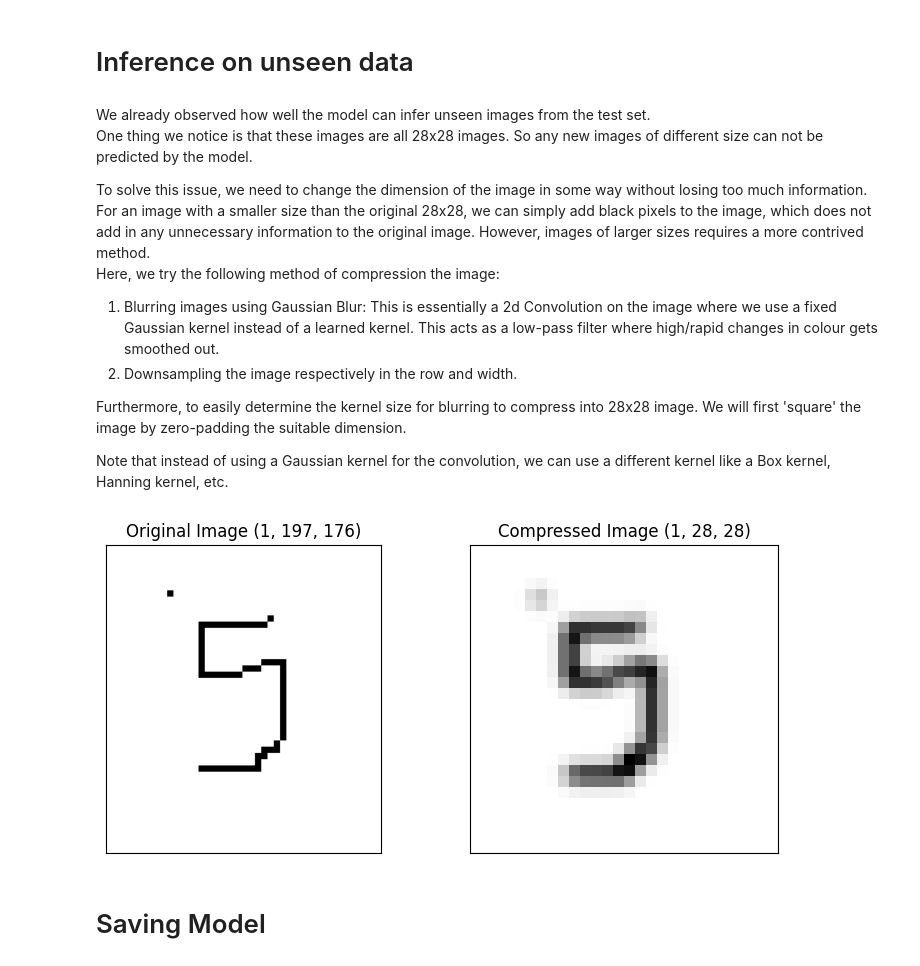
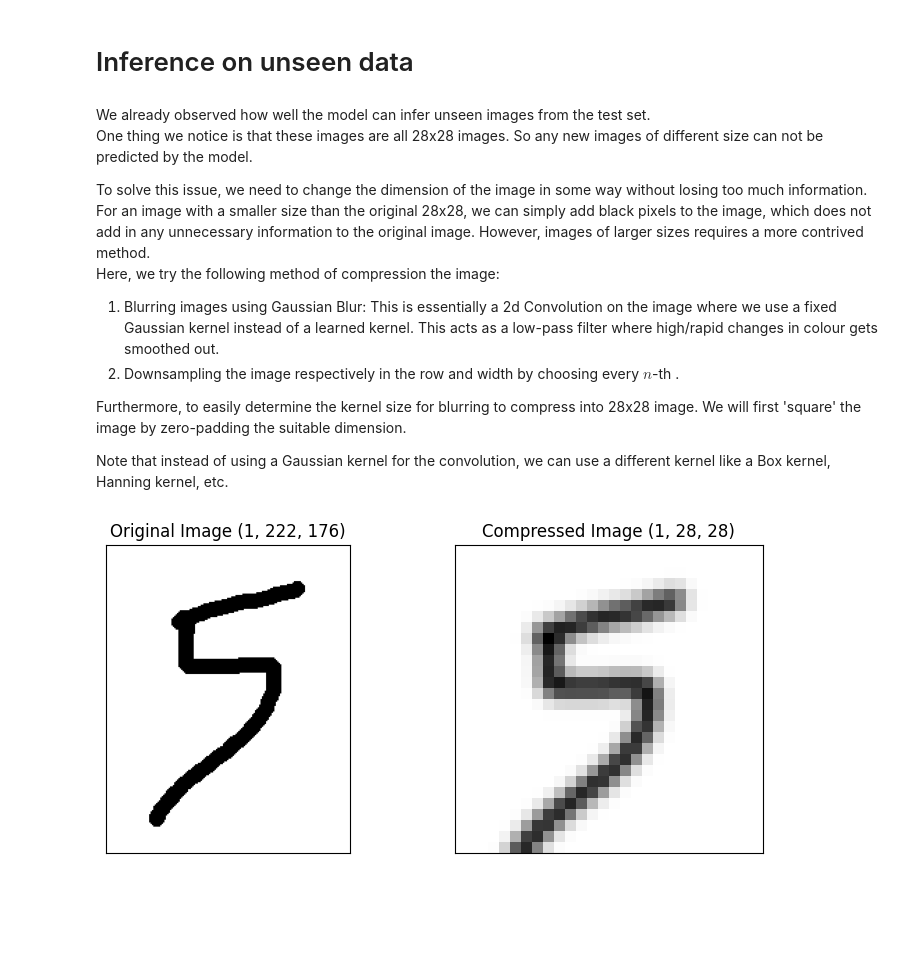
Before and after one commit to Ngoc-Cac/Deep-Learning-with-PyTorch, a Jupyter notebook: Topics/Convolutional Network/1.b CNN_demo analysis.ipynb, the cells around one changed output. Cells and saved outputs as stored; diff of their text form; code cells hidden in the pictures; blank space fills up the shorter version.

```diff
--- a/Topics/Convolutional Network/1.b CNN_demo analysis.ipynb
+++ b/Topics/Convolutional Network/1.b CNN_demo analysis.ipynb
@@ -35,19 +27,2 @@ train_data, test_data = random_split(digits_dataset, [.8, .2])
 # %% [output]
 torch.Size([60000, 28, 28])
-# %%
-fig = plt.figure(figsize=(10, 6))
-fig.tight_layout()
-fig.suptitle('Illsutrative Images for Each Digit')
-
-labels = digits_dataset.targets
-num_lab = torch.tensor(labels.unique().shape[0])
-rows = int(torch.sqrt(num_lab))
-cols = int(torch.ceil(num_lab / rows))
-for tens_number in labels.unique():
-  number = tens_number.item()
-  idx = torch.argmax((labels == number).int())
-  img = digits_dataset[idx][0].squeeze()
-
-  ax = fig.add_subplot(rows, cols, number + 1)
-  ax.axis('off')
-  ax.imshow(img, cmap='gray')
@@ -188,7 +145,7 @@ can not be predicted by the model.
 To solve this issue, we need to change the dimension of the image in some way without losing too much information. For an image with a smaller size than the original 28x28, we can simply add black pixels to the image, which does not add in any unnecessary information to the original image. However, images of larger sizes requires a more contrived method.\
 Here, we try the following method of compression the image:
 1. Blurring images using Gaussian Blur: This is essentially a 2d Convolution on the image where we use a fixed Gaussian kernel instead of a learned kernel. This acts as a low-pass filter where high/rapid changes in colour gets smoothed out.
-2. Downsampling the image respectively in the row and width.
+2. Downsampling the image respectively in the row and width by choosing every $n$-th .
 
 Furthermore, to easily determine the kernel size for blurring to compress into 28x28 image. We will first 'square' the image by zero-padding the suitable dimension.
 
@@ -229,22 +186,22 @@ def compress_image(
         new_img = new_img[:, :-extra_dims, :-extra_dims]
     return new_img
 # %%
-img = torchvision.io.read_image('./data/test_img/num5.png')
+img = torchvision.io.read_image('./data/test_img/num5.2.png')
 img = (img[0:1] - 255) / 255
 
 lowpass_filtered_image = compress_image(img, 28)
 
 
 fig = plt.figure(figsize=(9, 4))
 axes = fig.subplots(1, 2)
 axes[0].set_title(f'Original Image {tuple(img.shape)}')
 axes[0].imshow(img[0], cmap='gray_r')
 axes[0].set_xticks([])
 axes[0].set_yticks([])
 
 axes[1].set_title(f'Compressed Image {tuple(lowpass_filtered_image.shape)}')
 axes[1].imshow(lowpass_filtered_image[0], cmap='gray_r')
 axes[1].set_xticks([]);
 axes[1].set_yticks([]);
 # %% [output]
-[figure, old version]
+[figure, new version]
@@ -284,2 +207,0 @@ Prediction: {prediction}""")
-# %% [markdown]
-# Saving Model
```
Also changed, not shown: parts of 29 cells of this notebook.
